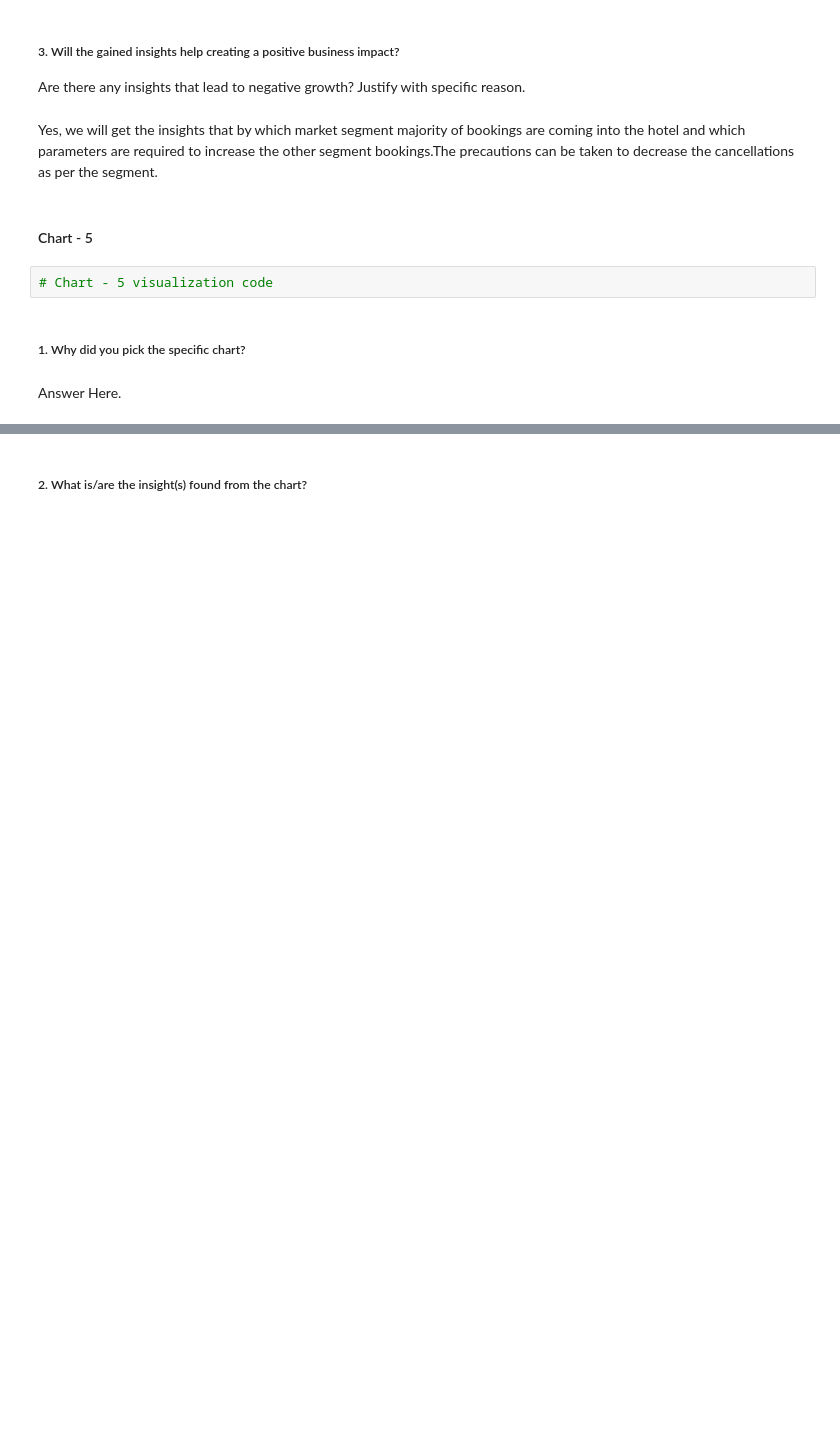
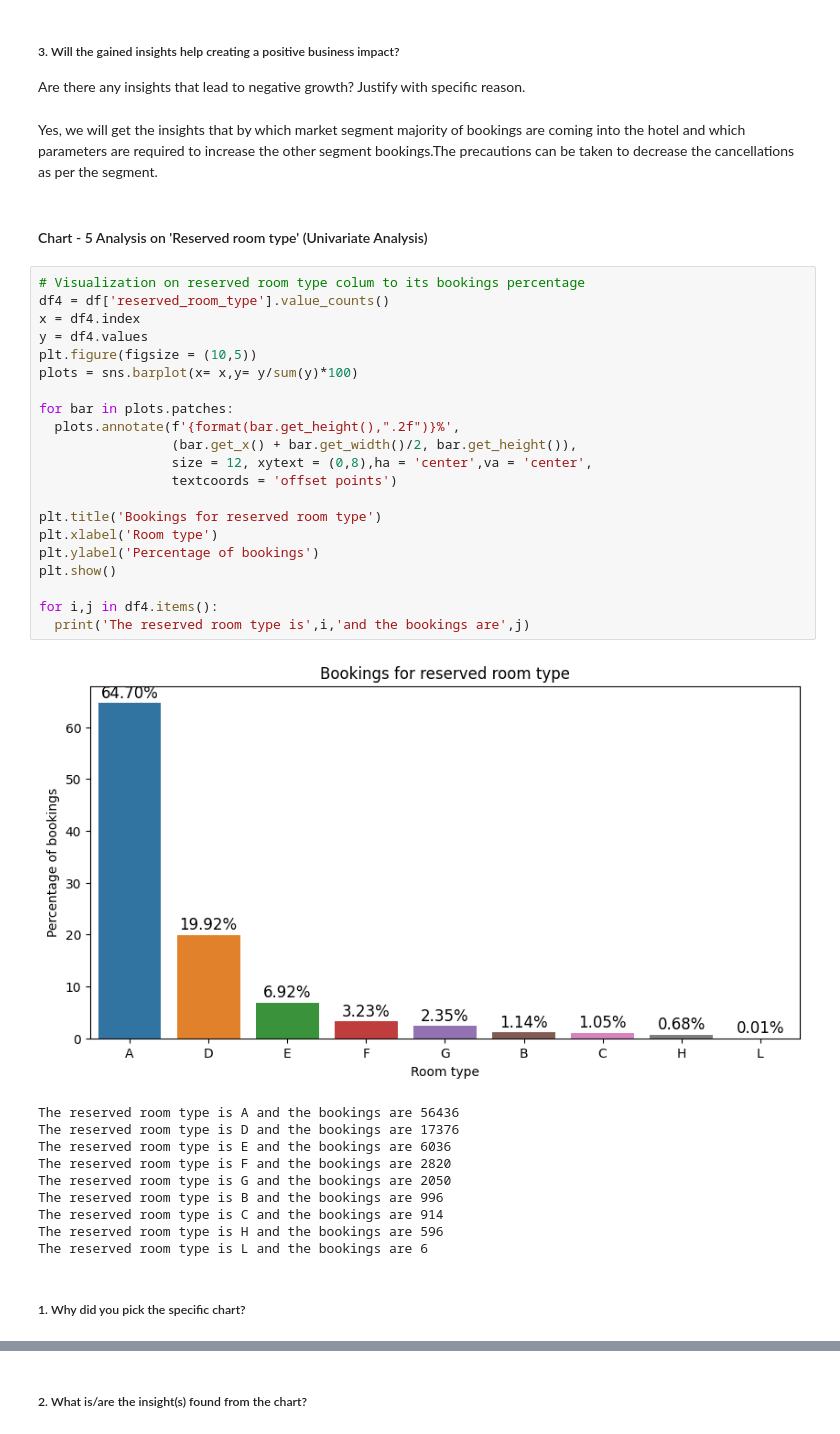
Before and after one commit to Jamal1018/EDA_Hotel_booking_analysis, a Jupyter notebook: EDA_on_Hotel_Booking_Analysis.ipynb, the cells around one changed output, grey strips where cells are left out. Drawn from its saved outputs; the diff is of its cells as text; blank space fills up the shorter version.

```diff
--- a/EDA_on_Hotel_Booking_Analysis.ipynb
+++ b/EDA_on_Hotel_Booking_Analysis.ipynb
@@ -590,10 +602,38 @@ Are there any insights that lead to negative growth? Justify with specific reaso
 # %% [markdown]
 Yes, we will get the insights that by which market segment majority of bookings are coming into the hotel and which parameters are required to increase the other segment bookings.The precautions can be taken to decrease the cancellations as per the segment.
 # %% [markdown]
-#### Chart - 5
+#### Chart - 5 Analysis on 'Reserved room type' (Univariate Analysis)
-# %%
-# Chart - 5 visualization code
+# %%
+# Visualization on reserved room type colum to its bookings percentage
+df4 = df['reserved_room_type'].value_counts()
+x = df4.index
+y = df4.values
+plt.figure(figsize = (10,5))
+plots = sns.barplot(x= x,y= y/sum(y)*100)
+
+for bar in plots.patches:
+  plots.annotate(f'{format(bar.get_height(),".2f")}%',
+                 (bar.get_x() + bar.get_width()/2, bar.get_height()),
+                 size = 12, xytext = (0,8),ha = 'center',va = 'center',
+                 textcoords = 'offset points')
+
+plt.title('Bookings for reserved room type')
+plt.xlabel('Room type')
+plt.ylabel('Percentage of bookings')
+plt.show()
+
+for i,j in df4.items():
+  print('The reserved room type is',i,'and the bookings are',j)
+# %% [output]
+[figure, added]
+The reserved room type is A and the bookings are 56436
+The reserved room type is D and the bookings are 17376
+The reserved room type is E and the bookings are 6036
+The reserved room type is F and the bookings are 2820
+The reserved room type is G and the bookings are 2050
+The reserved room type is B and the bookings are 996
+The reserved room type is C and the bookings are 914
+The reserved room type is H and the bookings are 596
+The reserved room type is L and the bookings are 6
 # %% [markdown]
 ##### 1. Why did you pick the specific chart?
-# %% [markdown]
-Answer Here.
```
Also changed, not shown: parts of 32 cells of this notebook.
